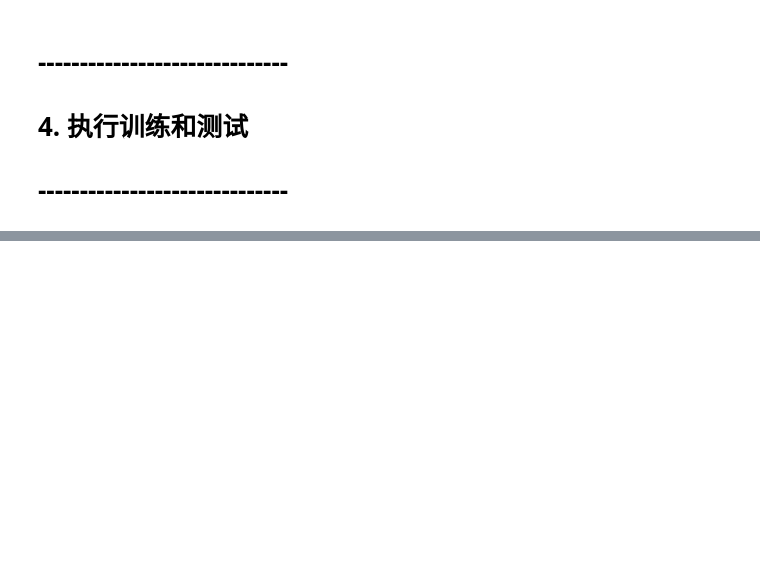
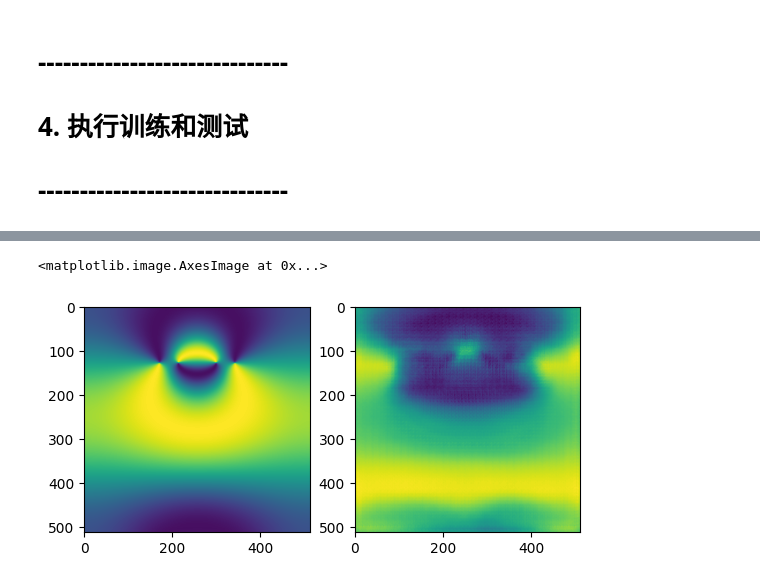
Before and after one commit to jackyvava/SR_waveFunction, a Jupyter notebook: code_1108.ipynb, the cells around one changed output, grey strips where cells are left out. Saved outputs shown, nothing was run; the diff lists cells and outputs as text; code cells hidden in the pictures; blank space fills up the shorter version.

```diff
--- a/code_1108.ipynb
+++ b/code_1108.ipynb
@@ -447,0 +545,11 @@ plt.show()
+# %%
+import numpy as np
+import matplotlib.pyplot as plt
+
+# 读取保存的损失和准确率数据
+epoch_losses = np.load('epoch_losses.npy')
+epoch_accuracies = np.load('epoch_accuracies.npy')
+
+# 读取每个 epoch 的预测和目标数据
+all_predictions = np.load('predictions.npy', allow_pickle=True)
+all_targets = np.load('targets.npy', allow_pickle=True)
@@ -447,0 +560,9 @@ plt.show()
+# %%
+plt.subplot(1, 2, 1)
+plt.imshow(all_targets[0,1,:,:])
+
+plt.subplot(1, 2, 2)
+plt.imshow(all_predictions[0,1,:,:])
+# %% [output]
+<matplotlib.image.AxesImage at 0x...>
+[figure, added]
```
Also changed, not shown: parts of 10 cells of this notebook.
